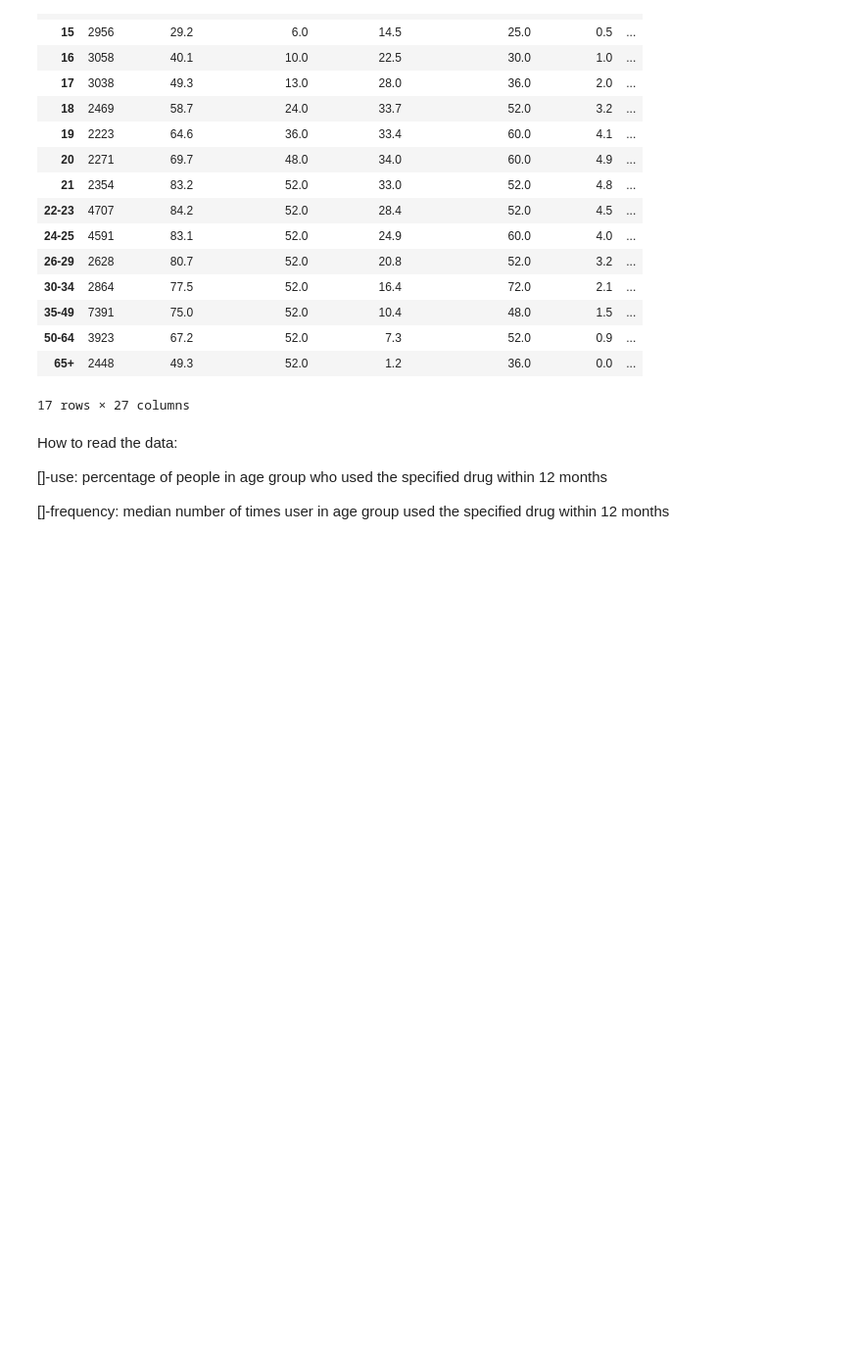
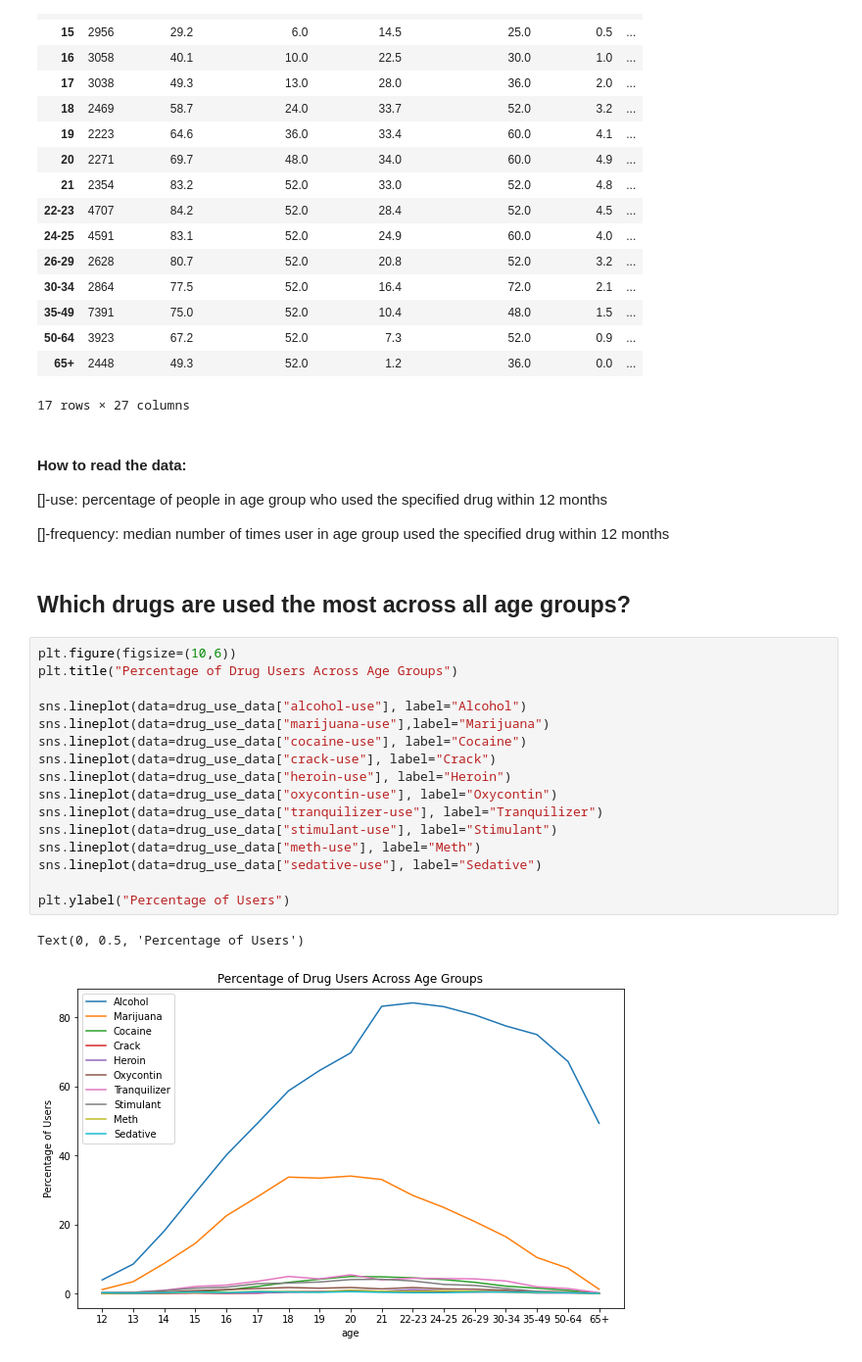
Before and after one commit to amartins22/data-science-2021F, a Jupyter notebook: unit-3/project-3b/project-3b-nb.ipynb, the cells around one changed output. Shown: that part at 98% size. Cells and saved outputs as stored; diff of their text form; blank space fills up the shorter version.

Commit message:
organizing data and starting to create graphs

```diff
--- a/unit-3/project-3b/project-3b-nb.ipynb
+++ b/unit-3/project-3b/project-3b-nb.ipynb
@@ -35,8 +35,29 @@ drug_use_data
 | 65+ | 2448 | 49.3 | 52.0 | 1.2 | 36.0 | 0.0 | ... |
 17 rows × 27 columns
 # %% [markdown]
-How to read the data:
+#### How to read the data:
 
 []-use: percentage of people in age group who used the specified drug within 12 months
 
 []-frequency: median number of times user in age group used the specified drug within 12 months
+# %% [markdown]
+## Which drugs are used the most across all age groups?
+# %%
+plt.figure(figsize=(10,6))
+plt.title("Percentage of Drug Users Across Age Groups")
+
+sns.lineplot(data=drug_use_data["alcohol-use"], label="Alcohol")
+sns.lineplot(data=drug_use_data["marijuana-use"],label="Marijuana")
+sns.lineplot(data=drug_use_data["cocaine-use"], label="Cocaine")
+sns.lineplot(data=drug_use_data["crack-use"], label="Crack")
+sns.lineplot(data=drug_use_data["heroin-use"], label="Heroin")
+sns.lineplot(data=drug_use_data["oxycontin-use"], label="Oxycontin")
+sns.lineplot(data=drug_use_data["tranquilizer-use"], label="Tranquilizer")
+sns.lineplot(data=drug_use_data["stimulant-use"], label="Stimulant")
+sns.lineplot(data=drug_use_data["meth-use"], label="Meth")
+sns.lineplot(data=drug_use_data["sedative-use"], label="Sedative")
+
+plt.ylabel("Percentage of Users")
+# %% [output]
+Text(0, 0.5, 'Percentage of Users')
+[figure, added]
```
Also changed, not shown: parts of 6 cells of this notebook.
